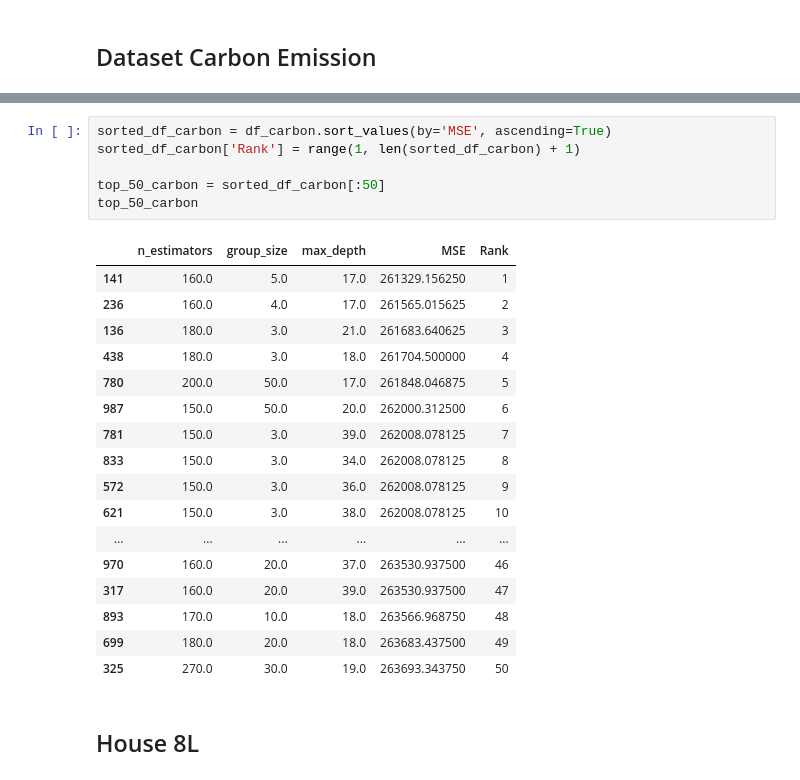
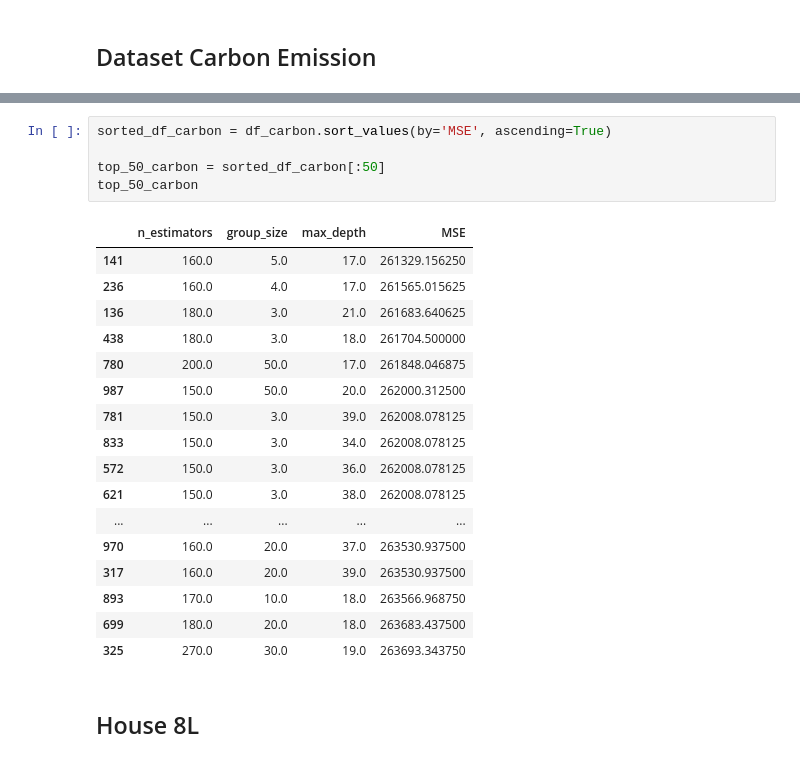
Before and after one commit to fedeegiorgi/proyecto-final, a Jupyter notebook: src/results_analysis/OOB_plus_IQR.ipynb, the cells around one changed output, grey strips where cells are left out. Drawn from its saved outputs; the diff is of its cells as text.

```diff
--- a/src/results_analysis/OOB_plus_IQR.ipynb
+++ b/src/results_analysis/OOB_plus_IQR.ipynb
@@ -87,27 +52,26 @@ df_carbon
 # %%
 sorted_df_carbon = df_carbon.sort_values(by='MSE', ascending=True)
-sorted_df_carbon['Rank'] = range(1, len(sorted_df_carbon) + 1)
 
 top_50_carbon = sorted_df_carbon[:50]
 top_50_carbon
 # %% [output]
-|  | n_estimators | group_size | max_depth | MSE | Rank |
-| 141 | 160.0 | 5.0 | 17.0 | 261329.156250 | 1 |
-| 236 | 160.0 | 4.0 | 17.0 | 261565.015625 | 2 |
-| 136 | 180.0 | 3.0 | 21.0 | 261683.640625 | 3 |
-| 438 | 180.0 | 3.0 | 18.0 | 261704.500000 | 4 |
-| 780 | 200.0 | 50.0 | 17.0 | 261848.046875 | 5 |
-| 987 | 150.0 | 50.0 | 20.0 | 262000.312500 | 6 |
-| 781 | 150.0 | 3.0 | 39.0 | 262008.078125 | 7 |
-| 833 | 150.0 | 3.0 | 34.0 | 262008.078125 | 8 |
-| 572 | 150.0 | 3.0 | 36.0 | 262008.078125 | 9 |
-| 621 | 150.0 | 3.0 | 38.0 | 262008.078125 | 10 |
-| ... | ... | ... | ... | ... | ... |
-| 970 | 160.0 | 20.0 | 37.0 | 263530.937500 | 46 |
-| 317 | 160.0 | 20.0 | 39.0 | 263530.937500 | 47 |
-| 893 | 170.0 | 10.0 | 18.0 | 263566.968750 | 48 |
-| 699 | 180.0 | 20.0 | 18.0 | 263683.437500 | 49 |
-| 325 | 270.0 | 30.0 | 19.0 | 263693.343750 | 50 |
+|  | n_estimators | group_size | max_depth | MSE |
+| 141 | 160.0 | 5.0 | 17.0 | 261329.156250 |
+| 236 | 160.0 | 4.0 | 17.0 | 261565.015625 |
+| 136 | 180.0 | 3.0 | 21.0 | 261683.640625 |
+| 438 | 180.0 | 3.0 | 18.0 | 261704.500000 |
+| 780 | 200.0 | 50.0 | 17.0 | 261848.046875 |
+| 987 | 150.0 | 50.0 | 20.0 | 262000.312500 |
+| 781 | 150.0 | 3.0 | 39.0 | 262008.078125 |
+| 833 | 150.0 | 3.0 | 34.0 | 262008.078125 |
+| 572 | 150.0 | 3.0 | 36.0 | 262008.078125 |
+| 621 | 150.0 | 3.0 | 38.0 | 262008.078125 |
+| ... | ... | ... | ... | ... |
+| 970 | 160.0 | 20.0 | 37.0 | 263530.937500 |
+| 317 | 160.0 | 20.0 | 39.0 | 263530.937500 |
+| 893 | 170.0 | 10.0 | 18.0 | 263566.968750 |
+| 699 | 180.0 | 20.0 | 18.0 | 263683.437500 |
+| 325 | 270.0 | 30.0 | 19.0 | 263693.343750 |
 # %% [markdown]
 ## House 8L
 # %%
```
Also changed, not shown: parts of 5 cells of this notebook, 1 other file.
